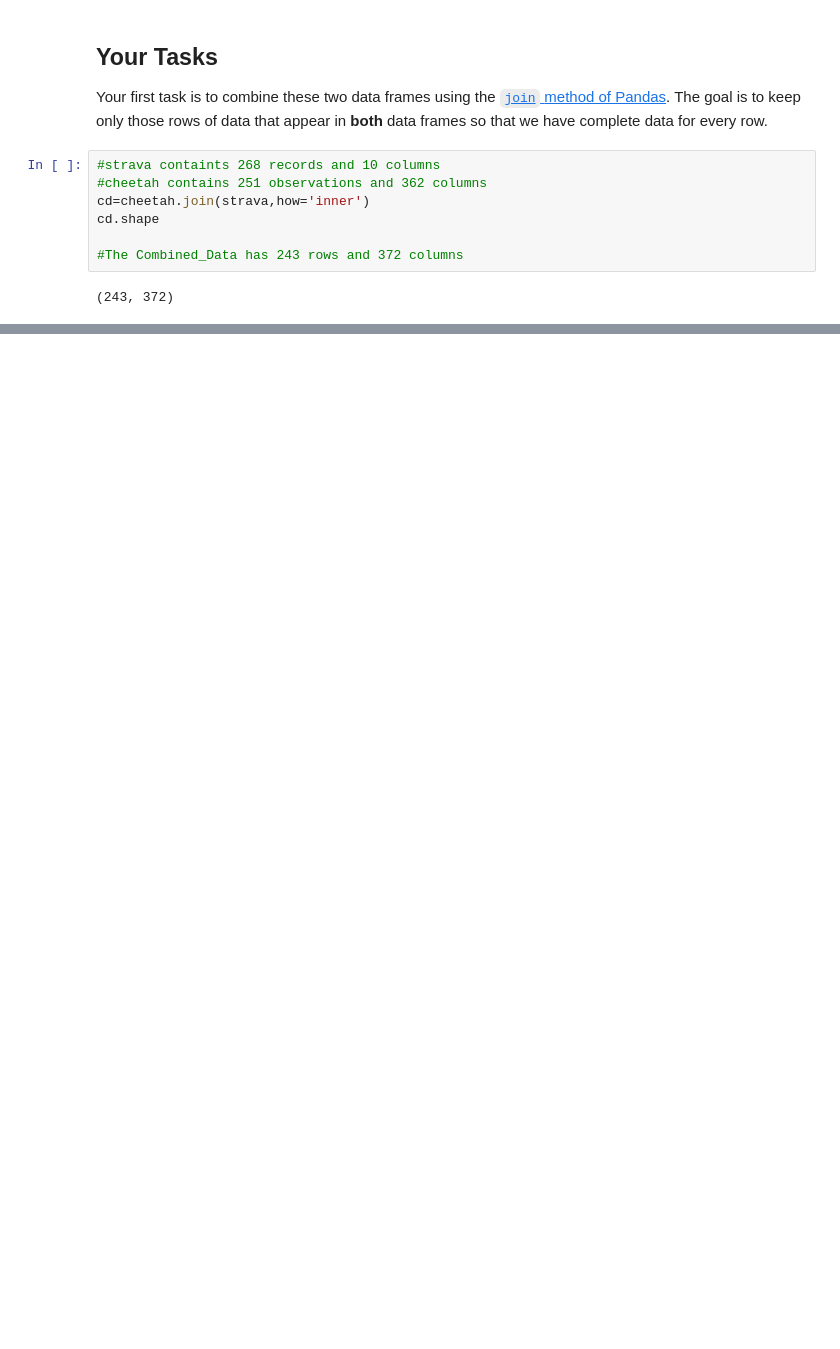
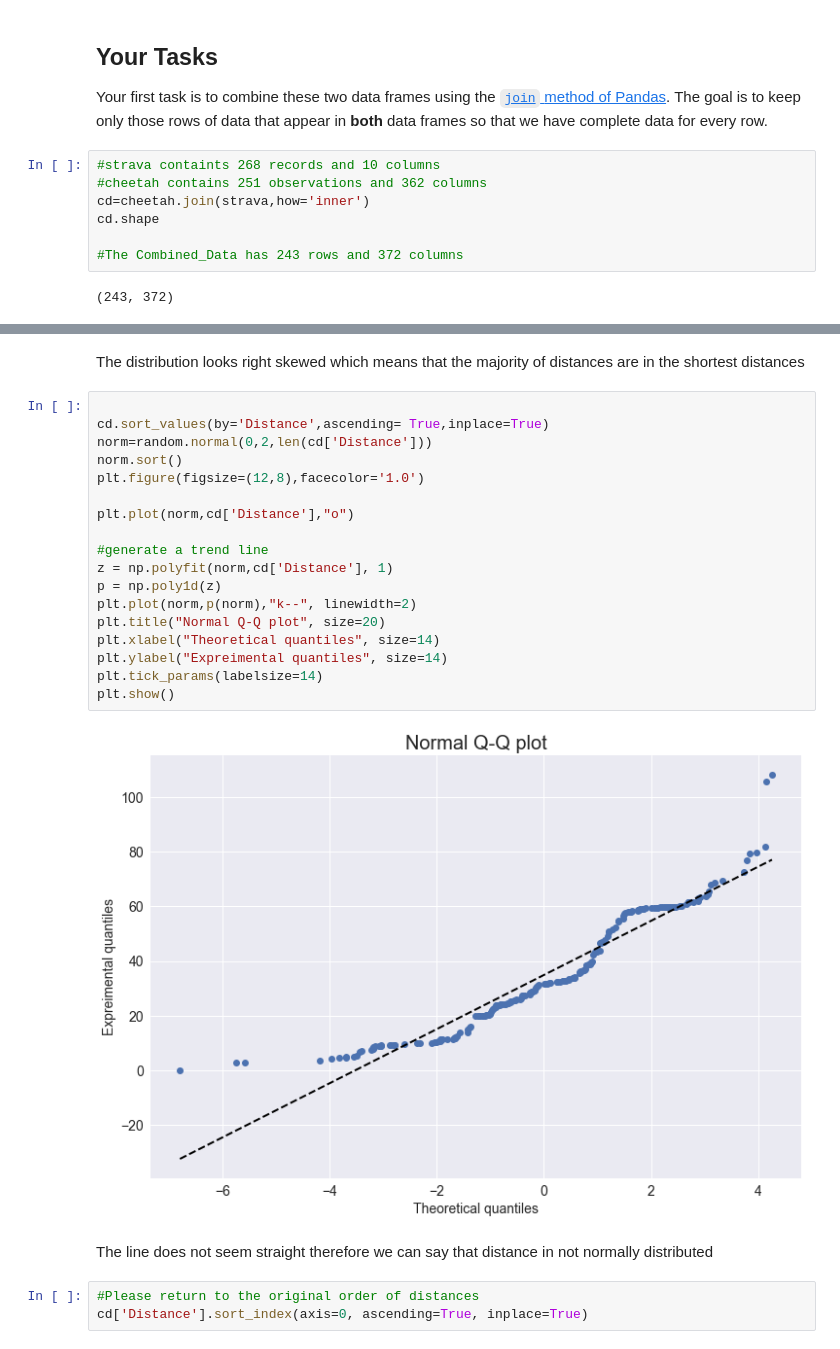
Before and after one commit to fracomp/datascience, a Jupyter notebook: Portfolio 1.ipynb, the cells around one changed output, grey strips where cells are left out. Saved outputs shown, nothing was run; the diff lists cells and outputs as text; blank space fills up the shorter version.

```diff
--- a/Portfolio 1.ipynb
+++ b/Portfolio 1.ipynb
@@ -144,0 +159,27 @@ cd.shape
+# %% [markdown]
+The distribution looks right skewed which means that the majority of distances are in the shortest distances
+# %%
+
+cd.sort_values(by='Distance',ascending= True,inplace=True)
+norm=random.normal(0,2,len(cd['Distance']))
+norm.sort()
+plt.figure(figsize=(12,8),facecolor='1.0')
+
+plt.plot(norm,cd['Distance'],"o")
+
+#generate a trend line
+z = np.polyfit(norm,cd['Distance'], 1)
+p = np.poly1d(z)
+plt.plot(norm,p(norm),"k--", linewidth=2)
+plt.title("Normal Q-Q plot", size=20)
+plt.xlabel("Theoretical quantiles", size=14)
+plt.ylabel("Expreimental quantiles", size=14)
+plt.tick_params(labelsize=14)
+plt.show()
+# %% [output]
+[figure, added]
+# %% [markdown]
+The line does not seem straight therefore we can say that distance in not normally distributed
+# %%
+#Please return to the original order of distances
+cd['Distance'].sort_index(axis=0, ascending=True, inplace=True)
```
Also changed, not shown: parts of 10 cells of this notebook.
